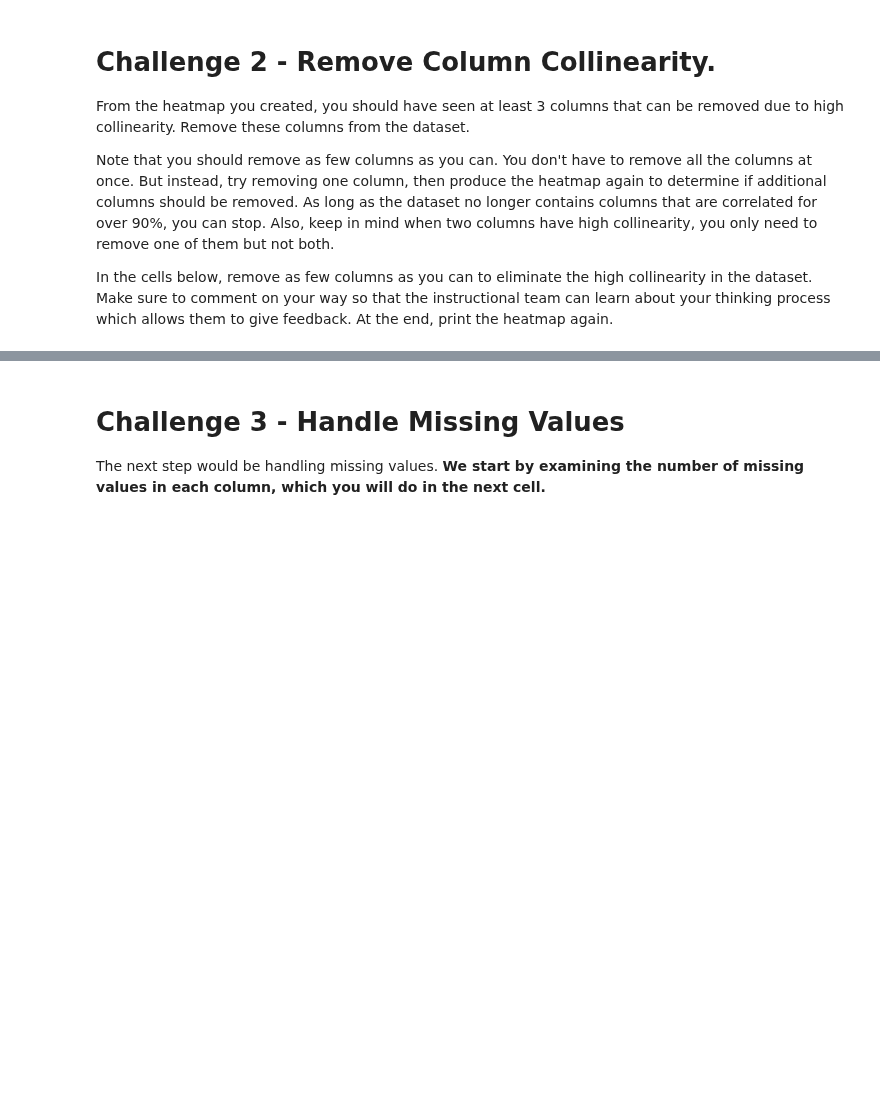
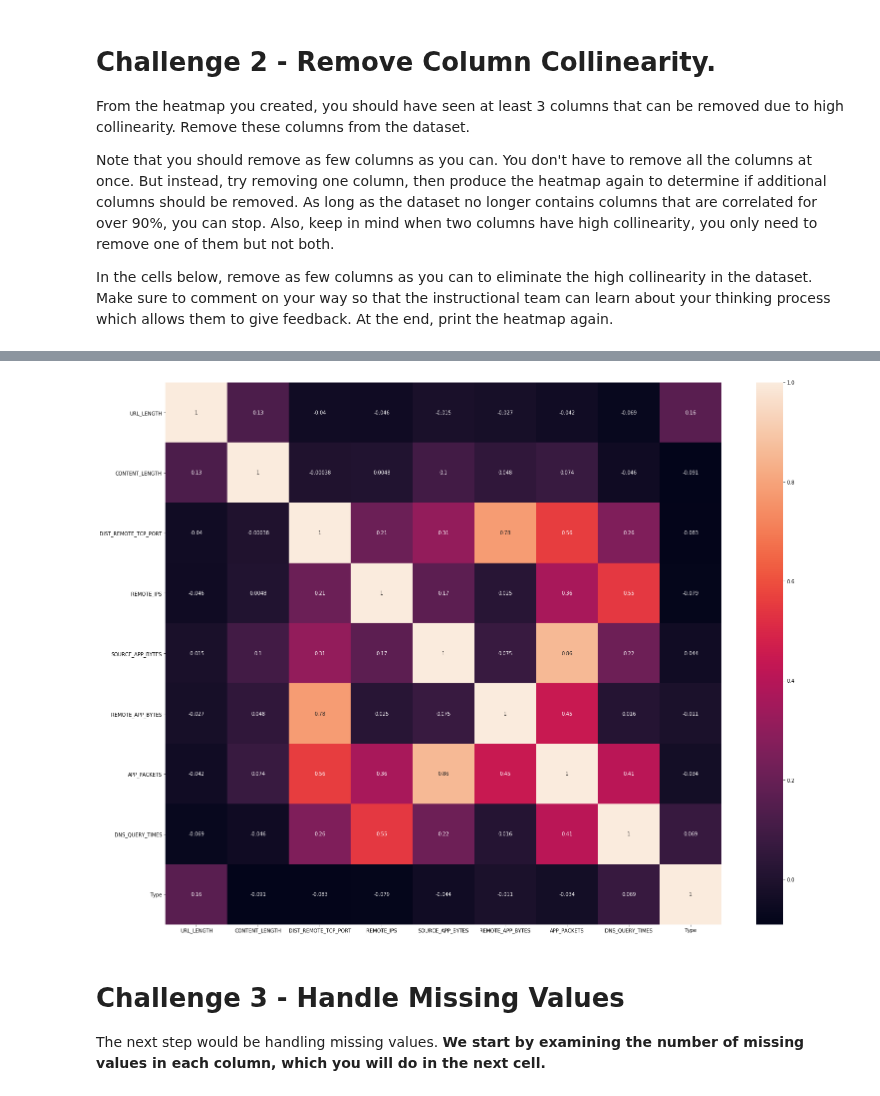
Before and after one commit to paoloironhack/dataptams2020, a Jupyter notebook: labs/module_3/Supervised-Learning/your-code/main.ipynb, the cells around one changed output, grey strips where cells are left out. Saved outputs shown, nothing was run; the diff lists cells and outputs as text; code cells hidden in the pictures; blank space fills up the shorter version.

Commit message:
feedback paolo supervised_learning and solutions-good work-check file for details

```diff
--- a/labs/module_3/Supervised-Learning/your-code/main.ipynb
+++ b/labs/module_3/Supervised-Learning/your-code/main.ipynb
@@ -94,3 +132,6 @@ websites.drop(columns=['TCP_CONVERSATION_EXCHANGE', 'APP_BYTES', 'NUMBER_SPECIAL
 corr=websites.corr()
 plt.figure(figsize=(25,20))
 sns.heatmap(corr, annot=True)
+#Paolo: other option to spot easier extreme values when the matrix is big could be as below for example
+corr[(corr>=0.7)|(corr<=-0.7)]
+# %% [output]
@@ -97,3 +148,4 @@ sns.heatmap(corr, annot=True)
+[figure, added]
 # %% [markdown]
 # Challenge 3 - Handle Missing Values
 
```
Also changed, not shown: parts of 32 cells of this notebook, 1 other file.
